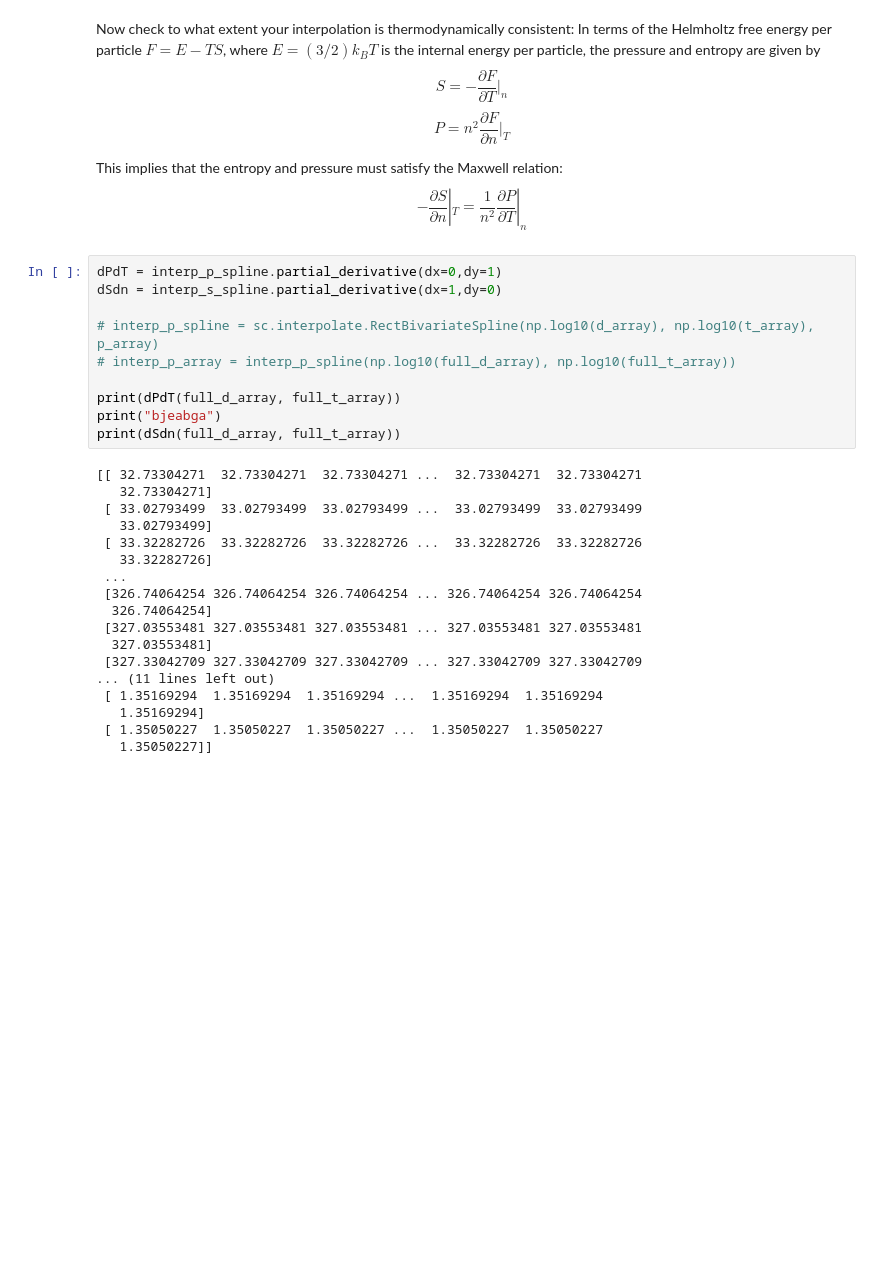
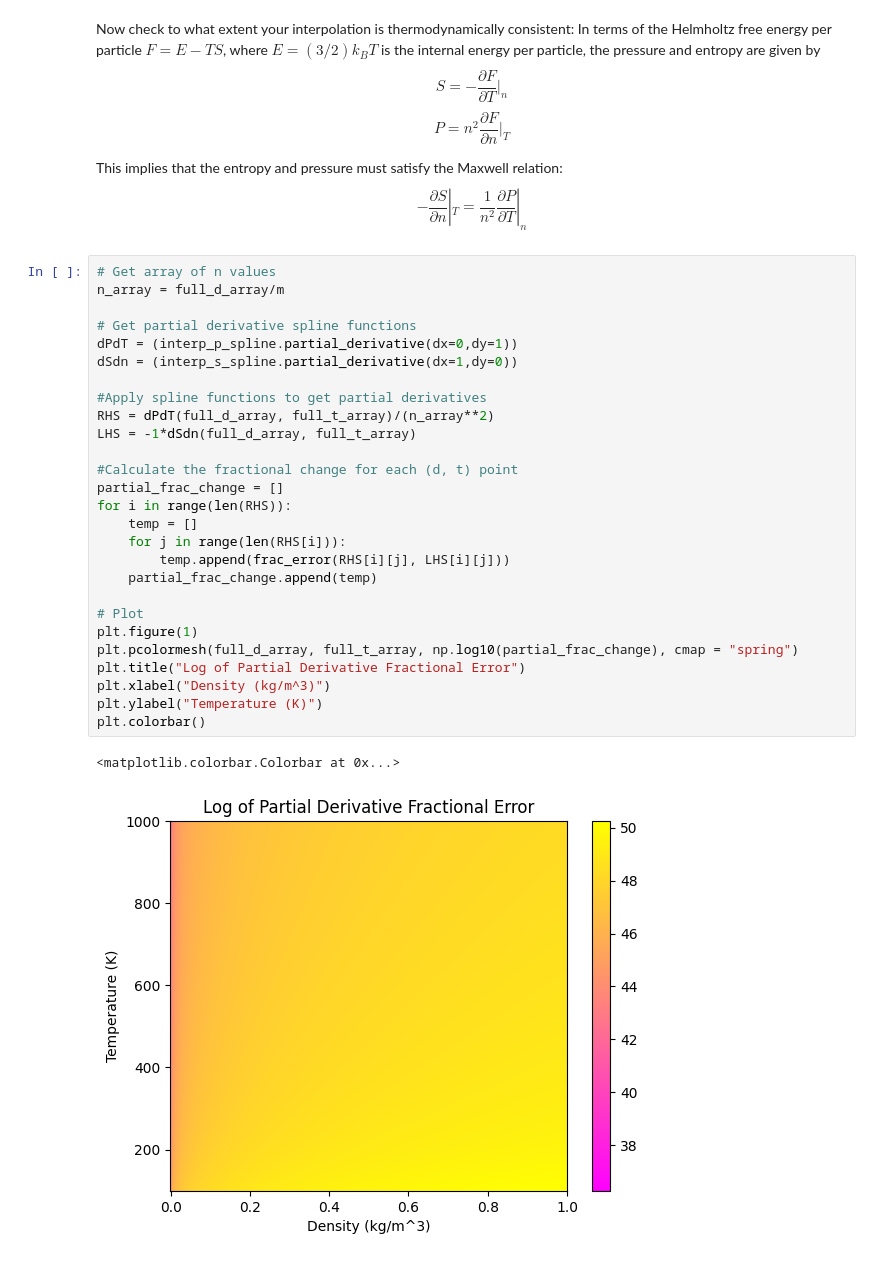
Before and after one commit to LFW25/PHYS512-Computational_Physics, a Jupyter notebook: Assignments/A1.ipynb, the cells around one changed output. Drawn from its saved outputs; the diff is of its cells as text; blank space fills up the shorter version.

```diff
--- a/Assignments/A1.ipynb
+++ b/Assignments/A1.ipynb
@@ -497,31 +497,33 @@ $$ P = n^2 \frac{\partial F}{\partial n}|_T $$
 
 This implies that the entropy and pressure must satisfy the Maxwell relation:
 $$ - \frac{\partial S}{\partial n}|_T = \frac{1}{n^2} \frac{\partial P}{\partial T}|_n $$
-# %%
-dPdT = interp_p_spline.partial_derivative(dx=0,dy=1)
-dSdn = interp_s_spline.partial_derivative(dx=1,dy=0)
-
-# interp_p_spline = sc.interpolate.RectBivariateSpline(np.log10(d_array), np.log10(t_array), p_array)
-# interp_p_array = interp_p_spline(np.log10(full_d_array), np.log10(full_t_array))
-
-print(dPdT(full_d_array, full_t_array))
-print("bjeabga")
-print(dSdn(full_d_array, full_t_array))
-# %% [output]
-[[ 32.73304271  32.73304271  32.73304271 ...  32.73304271  32.73304271
-   32.73304271]
- [ 33.02793499  33.02793499  33.02793499 ...  33.02793499  33.02793499
-   33.02793499]
- [ 33.32282726  33.32282726  33.32282726 ...  33.32282726  33.32282726
-   33.32282726]
- ...
- [326.74064254 326.74064254 326.74064254 ... 326.74064254 326.74064254
-  326.74064254]
- [327.03553481 327.03553481 327.03553481 ... 327.03553481 327.03553481
-  327.03553481]
- [327.33042709 327.33042709 327.33042709 ... 327.33042709 327.33042709
-... (11 lines left out)
- [ 1.35169294  1.35169294  1.35169294 ...  1.35169294  1.35169294
-   1.35169294]
- [ 1.35050227  1.35050227  1.35050227 ...  1.35050227  1.35050227
-   1.35050227]]
+# %%
+# Get array of n values
+n_array = full_d_array/m
+
+# Get partial derivative spline functions
+dPdT = (interp_p_spline.partial_derivative(dx=0,dy=1))
+dSdn = (interp_s_spline.partial_derivative(dx=1,dy=0))
+
+#Apply spline functions to get partial derivatives
+RHS = dPdT(full_d_array, full_t_array)/(n_array**2)
+LHS = -1*dSdn(full_d_array, full_t_array)
+
+#Calculate the fractional change for each (d, t) point
+partial_frac_change = []
+for i in range(len(RHS)):
+    temp = []
+    for j in range(len(RHS[i])):
+        temp.append(frac_error(RHS[i][j], LHS[i][j]))
+    partial_frac_change.append(temp)
+
+# Plot
+plt.figure(1)
+plt.pcolormesh(full_d_array, full_t_array, np.log10(partial_frac_change), cmap = "spring")
+plt.title("Log of Partial Derivative Fractional Error")
+plt.xlabel("Density (kg/m^3)")
+plt.ylabel("Temperature (K)")
+plt.colorbar()
+# %% [output]
+<matplotlib.colorbar.Colorbar at 0x...>
+[figure, added]
```
Also changed, not shown: parts of 1 cell of this notebook.
